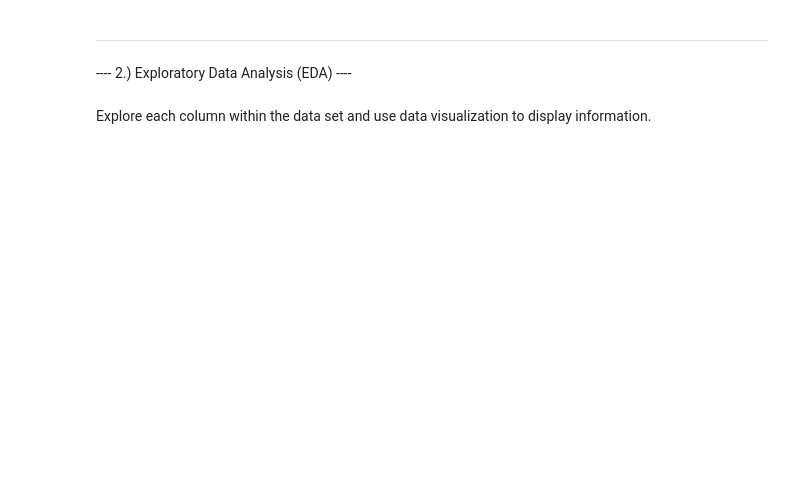
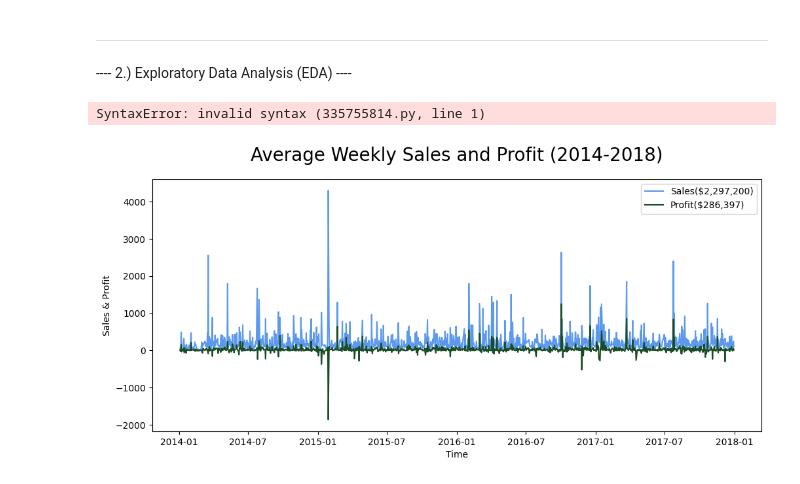
Before and after one commit to AlexxRomerro7/Store-Data-Analysis, a Jupyter notebook: StoreData.ipynb, the cells around one changed output. Saved outputs shown, nothing was run; the diff lists cells and outputs as text; code cells hidden in the pictures; blank space fills up the shorter version.

```diff
--- a/StoreData.ipynb
+++ b/StoreData.ipynb
@@ -96,5 +97,25 @@ memory usage: 1.1+ MB
 ----
 # %% [markdown]
 ---- 2.) Exploratory Data Analysis (EDA) ----
-# %% [markdown]
-Explore each column within the data set and use data visualization to display information.
+# %%
+Explore each column within the data set and use data visualization to display information.
+# %% [output]
+SyntaxError: invalid syntax (335755814.py, line 1)
+# %%
+# First of all, we are going to take only the subset of data for our purpose. (To keep things simple)
+df_line = data[['Order Date','Sales','Profit']].sort_values('Order Date') # Chronological Ordering
+df_line['Order Date'] = pd.to_datetime(df_line['Order Date']) # Converting into DateTime
+df_line = df_line.groupby('Order Date').mean() # Groupby to get the average Sales and Profit on each day
+
+# Visualizing the Line Chart
+plt.figure(figsize=[12,5])
+plt.plot(df_line.index, 'Sales', data=df_line, color='#5c99ed') # Avg Sales over Time
+plt.plot(df_line.index, 'Profit', data=df_line, color='#1a4d26') # Avg Profit over Time
+plt.title("Average Weekly Sales and Profit (2014-2018)", size=20, pad=20)
+plt.xlabel('Time')
+plt.ylabel('Sales & Profit')
+plt.legend(['Sales($2,297,200)','Profit($286,397)'])
+
+plt.show()
+# %% [output]
+[figure, added]
```
Also changed, not shown: parts of 8 cells of this notebook.
